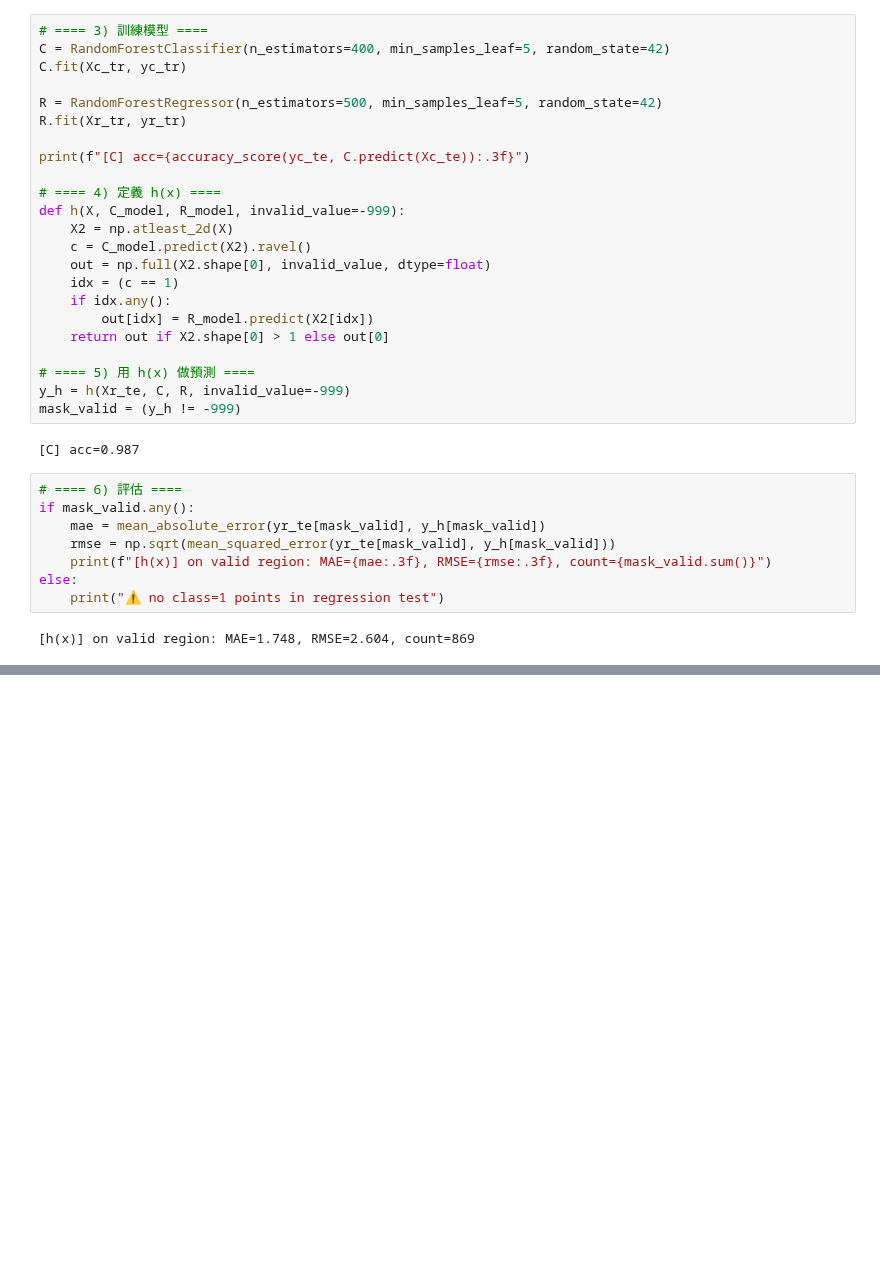
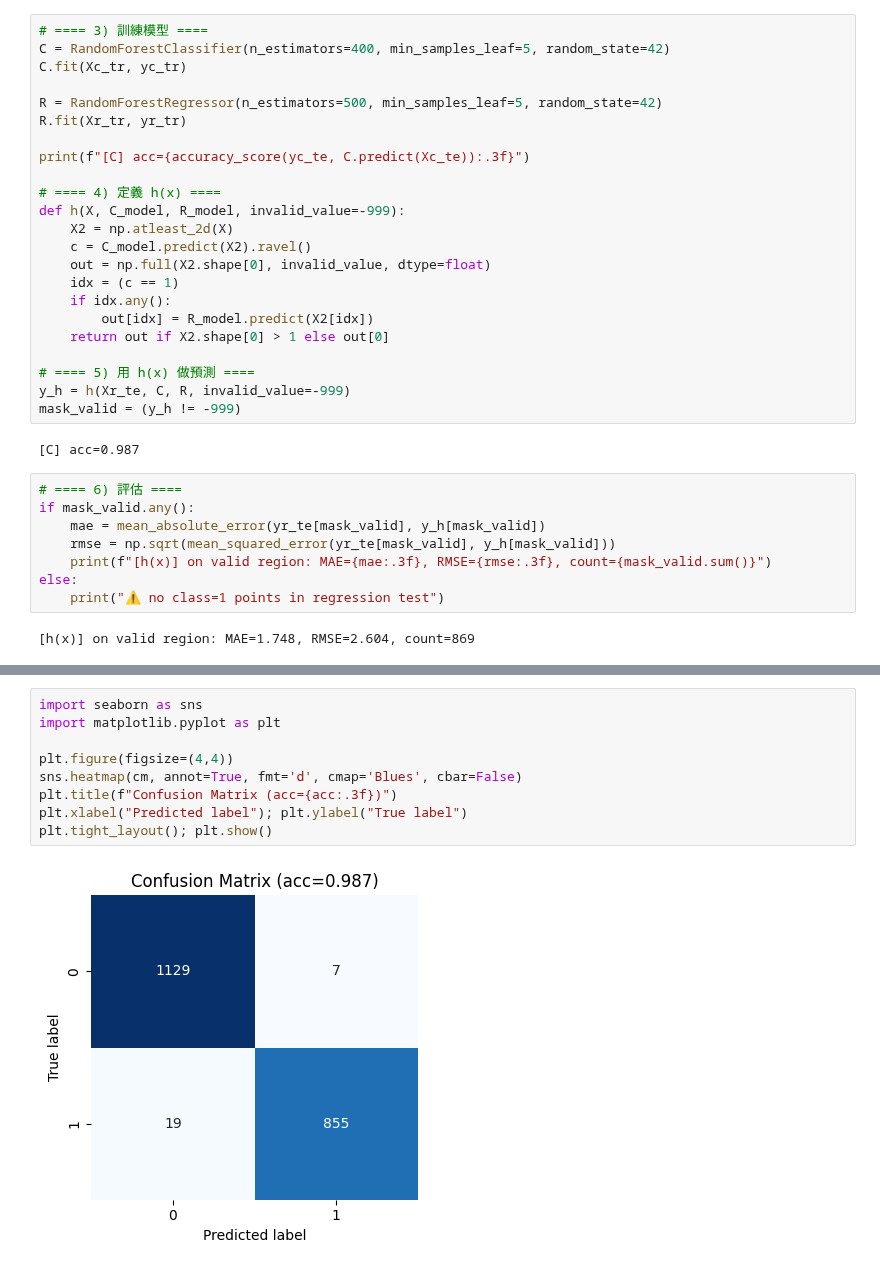
Before and after one commit to XuanWeiWang-999/2025_machine_learning, a Jupyter notebook: Week_6/1141ML_Week_6_Prog02_revised_313652018.ipynb, the cells around one changed output, grey strips where cells are left out. Drawn from its saved outputs; the diff is of its cells as text; blank space fills up the shorter version.

```diff
--- a/Week_6/1141ML_Week_6_Prog02_revised_313652018.ipynb
+++ b/Week_6/1141ML_Week_6_Prog02_revised_313652018.ipynb
@@ -118,0 +169,11 @@ if mask_valid.any():
+# %%
+import seaborn as sns
+import matplotlib.pyplot as plt
+
+plt.figure(figsize=(4,4))
+sns.heatmap(cm, annot=True, fmt='d', cmap='Blues', cbar=False)
+plt.title(f"Confusion Matrix (acc={acc:.3f})")
+plt.xlabel("Predicted label"); plt.ylabel("True label")
+plt.tight_layout(); plt.show()
+# %% [output]
+[figure, added]
```
Also changed, not shown: parts of 3 cells of this notebook.
